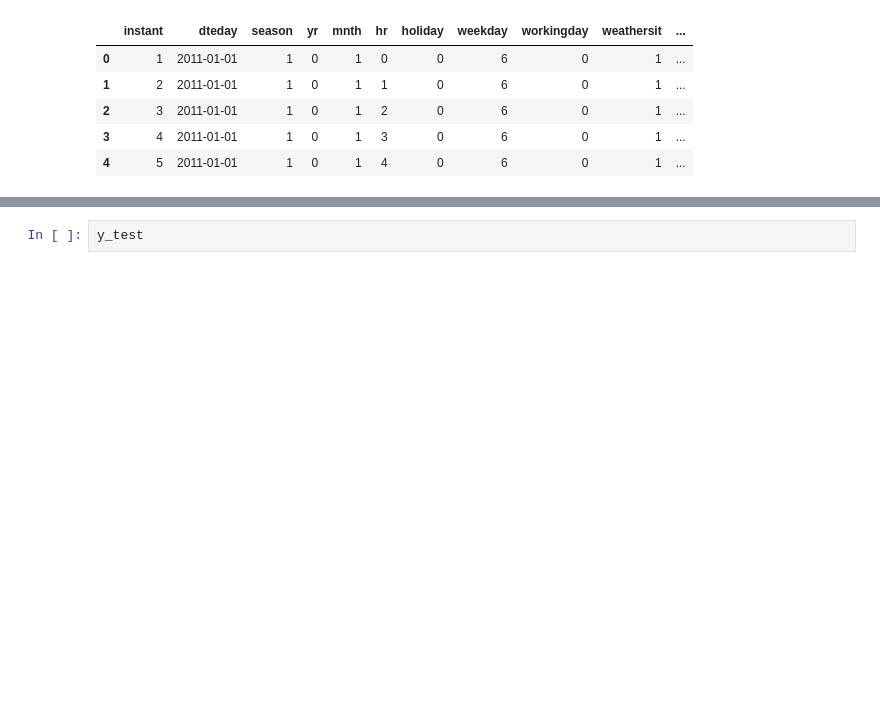
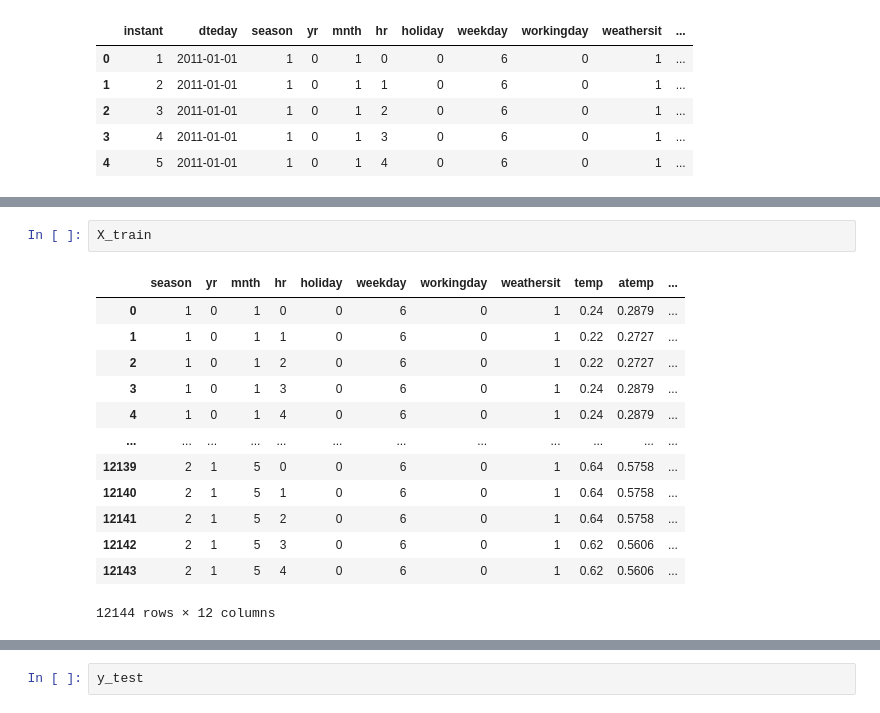
Before and after one commit to stefanluedtke/AI-Exercises, a Jupyter notebook: 12T_Regression_a.ipynb, the cells around one changed output, grey strips where cells are left out. Saved outputs shown, nothing was run; the diff lists cells and outputs as text; blank space fills up the shorter version.

```diff
--- a/12T_Regression_a.ipynb
+++ b/12T_Regression_a.ipynb
@@ -138,3 +135,19 @@ Observations for testing (5235, 15)
+# %%
+X_train
+# %% [output]
+|  | season | yr | mnth | hr | holiday | weekday | workingday | weathersit | temp | atemp | ... |
+| 0 | 1 | 0 | 1 | 0 | 0 | 6 | 0 | 1 | 0.24 | 0.2879 | ... |
+| 1 | 1 | 0 | 1 | 1 | 0 | 6 | 0 | 1 | 0.22 | 0.2727 | ... |
+| 2 | 1 | 0 | 1 | 2 | 0 | 6 | 0 | 1 | 0.22 | 0.2727 | ... |
+| 3 | 1 | 0 | 1 | 3 | 0 | 6 | 0 | 1 | 0.24 | 0.2879 | ... |
+| 4 | 1 | 0 | 1 | 4 | 0 | 6 | 0 | 1 | 0.24 | 0.2879 | ... |
+| ... | ... | ... | ... | ... | ... | ... | ... | ... | ... | ... | ... |
+| 12139 | 2 | 1 | 5 | 0 | 0 | 6 | 0 | 1 | 0.64 | 0.5758 | ... |
+| 12140 | 2 | 1 | 5 | 1 | 0 | 6 | 0 | 1 | 0.64 | 0.5758 | ... |
+| 12141 | 2 | 1 | 5 | 2 | 0 | 6 | 0 | 1 | 0.64 | 0.5758 | ... |
+| 12142 | 2 | 1 | 5 | 3 | 0 | 6 | 0 | 1 | 0.62 | 0.5606 | ... |
+| 12143 | 2 | 1 | 5 | 4 | 0 | 6 | 0 | 1 | 0.62 | 0.5606 | ... |
+12144 rows × 12 columns
 # %%
 X_train.columns
 # %% [output]
```
Also changed, not shown: parts of 11 cells of this notebook, 7 other files.
